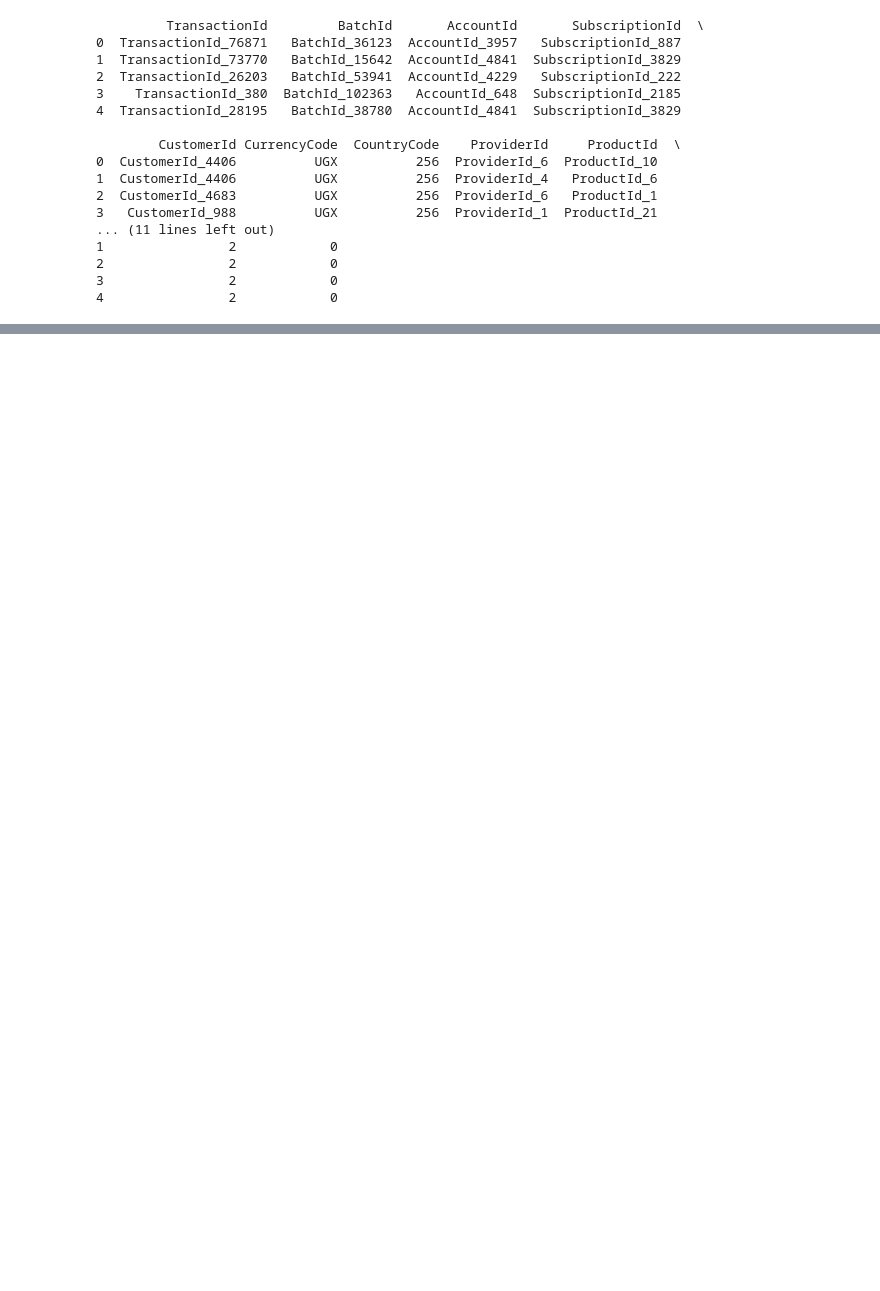
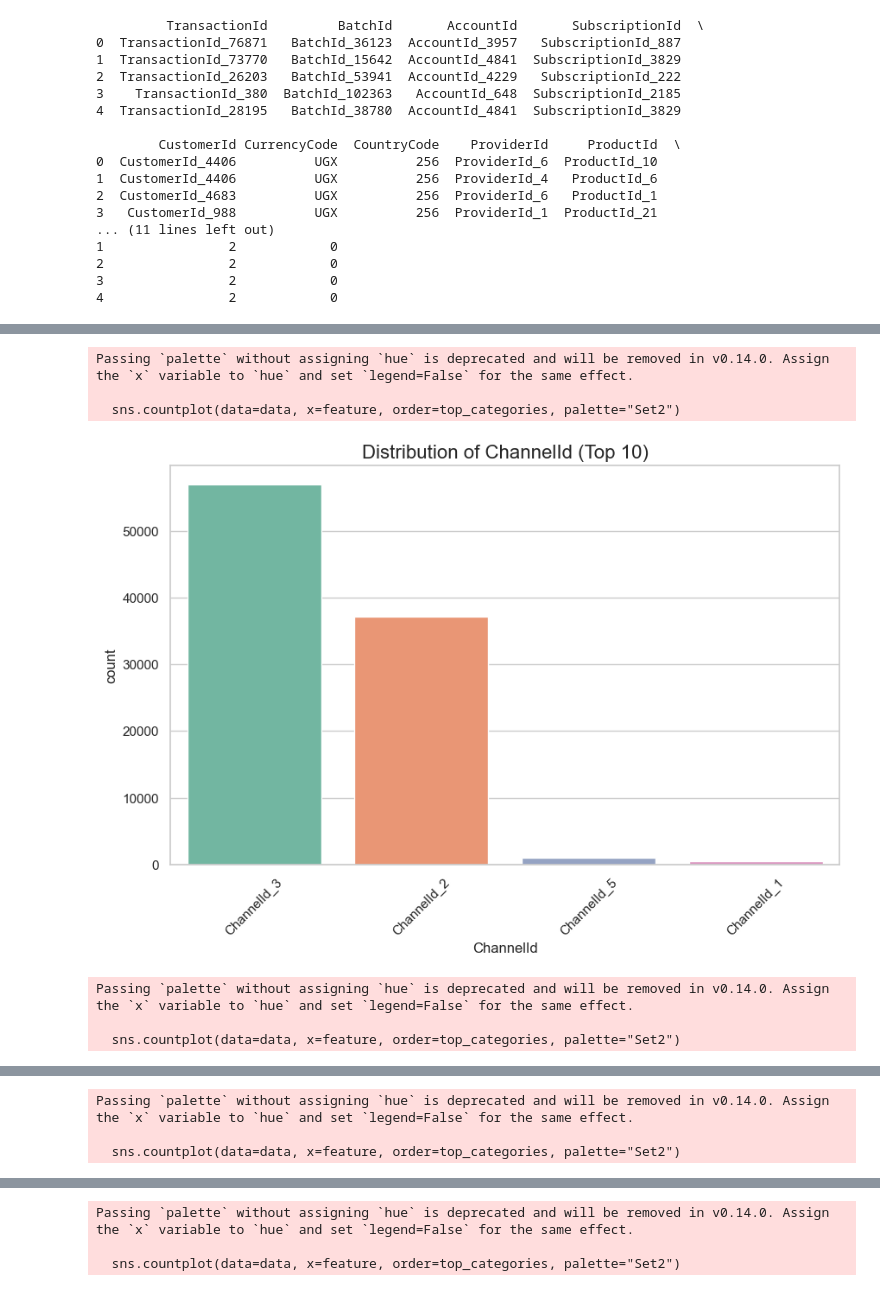
Before and after one commit to hasankere/W6Project, a Jupyter notebook: notebooks/BatBank.ipynb, the cells around one changed output, grey strips where cells are left out. Cells and saved outputs as stored; diff of their text form; code cells hidden in the pictures; blank space fills up the shorter version.

```diff
--- a/notebooks/BatBank.ipynb
+++ b/notebooks/BatBank.ipynb
@@ -35,0 +295,20 @@ print(data.head())
+# %%
+# Handling High Cardinality Features
+# Plot the distribution of each categorical feature, but limit to the top N most frequent categories
+top_n = 10  # You can adjust this number based on your preference
+
+for feature in categorical_features:
+    plt.figure(figsize=(10, 6))
+    top_categories = data[feature].value_counts().nlargest(top_n).index
+    sns.countplot(data=data, x=feature, order=top_categories, palette="Set2")
+    plt.title(f'Distribution of {feature} (Top {top_n})', fontsize=16)
+    plt.xticks(rotation=45)
+    plt.show()
+# %% [output]
+Passing `palette` without assigning `hue` is deprecated and will be removed in v0.14.0. Assign the `x` variable to `hue` and set `legend=False` for the same effect.
+
+  sns.countplot(data=data, x=feature, order=top_categories, palette="Set2")
+[figure, added]
+Passing `palette` without assigning `hue` is deprecated and will be removed in v0.14.0. Assign the `x` variable to `hue` and set `legend=False` for the same effect.
+
+  sns.countplot(data=data, x=feature, order=top_categories, palette="Set2")
@@ -35,0 +316,3 @@ print(data.head())
+Passing `palette` without assigning `hue` is deprecated and will be removed in v0.14.0. Assign the `x` variable to `hue` and set `legend=False` for the same effect.
+
+  sns.countplot(data=data, x=feature, order=top_categories, palette="Set2")
@@ -35,0 +320,3 @@ print(data.head())
+Passing `palette` without assigning `hue` is deprecated and will be removed in v0.14.0. Assign the `x` variable to `hue` and set `legend=False` for the same effect.
+
+  sns.countplot(data=data, x=feature, order=top_categories, palette="Set2")
```
Also changed, not shown: parts of 21 cells of this notebook.
